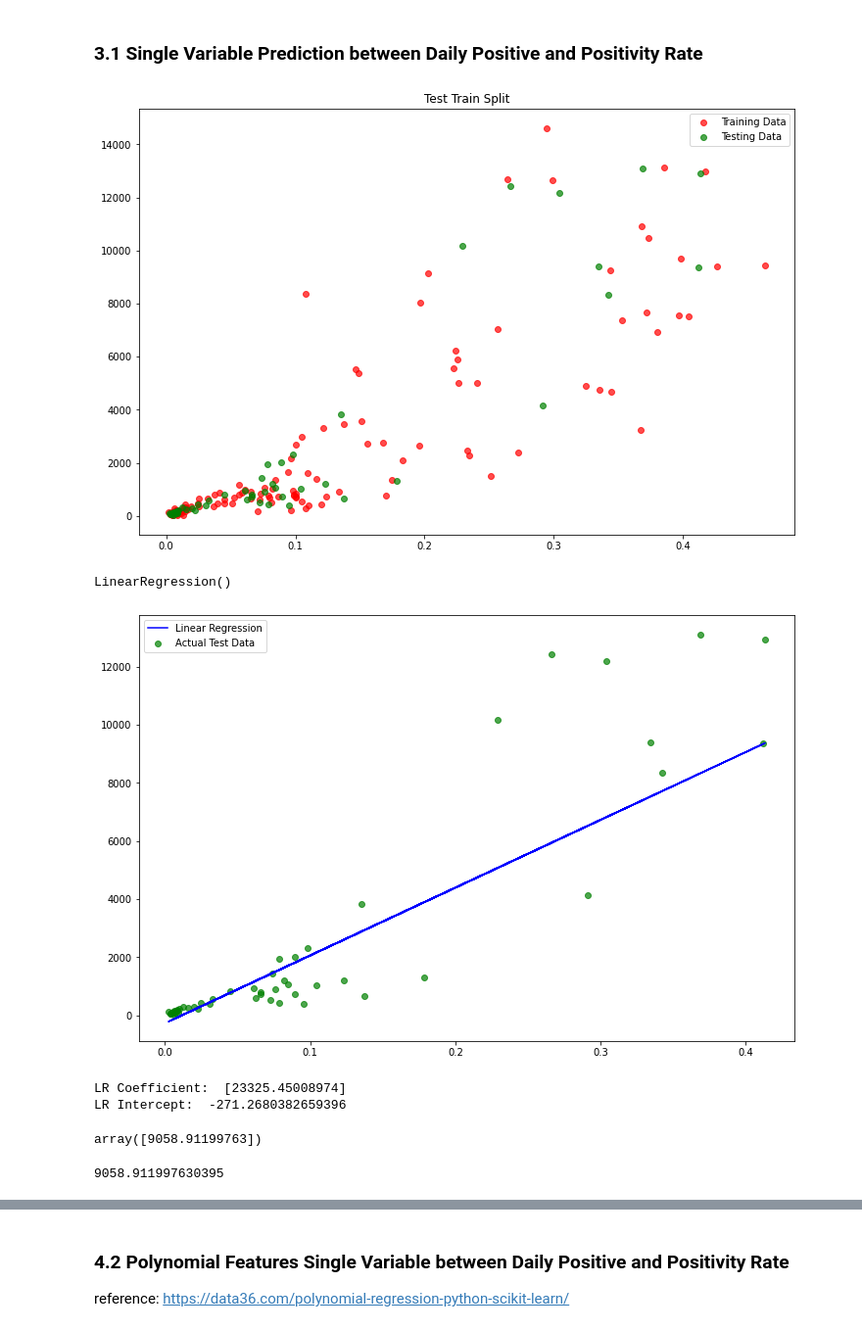
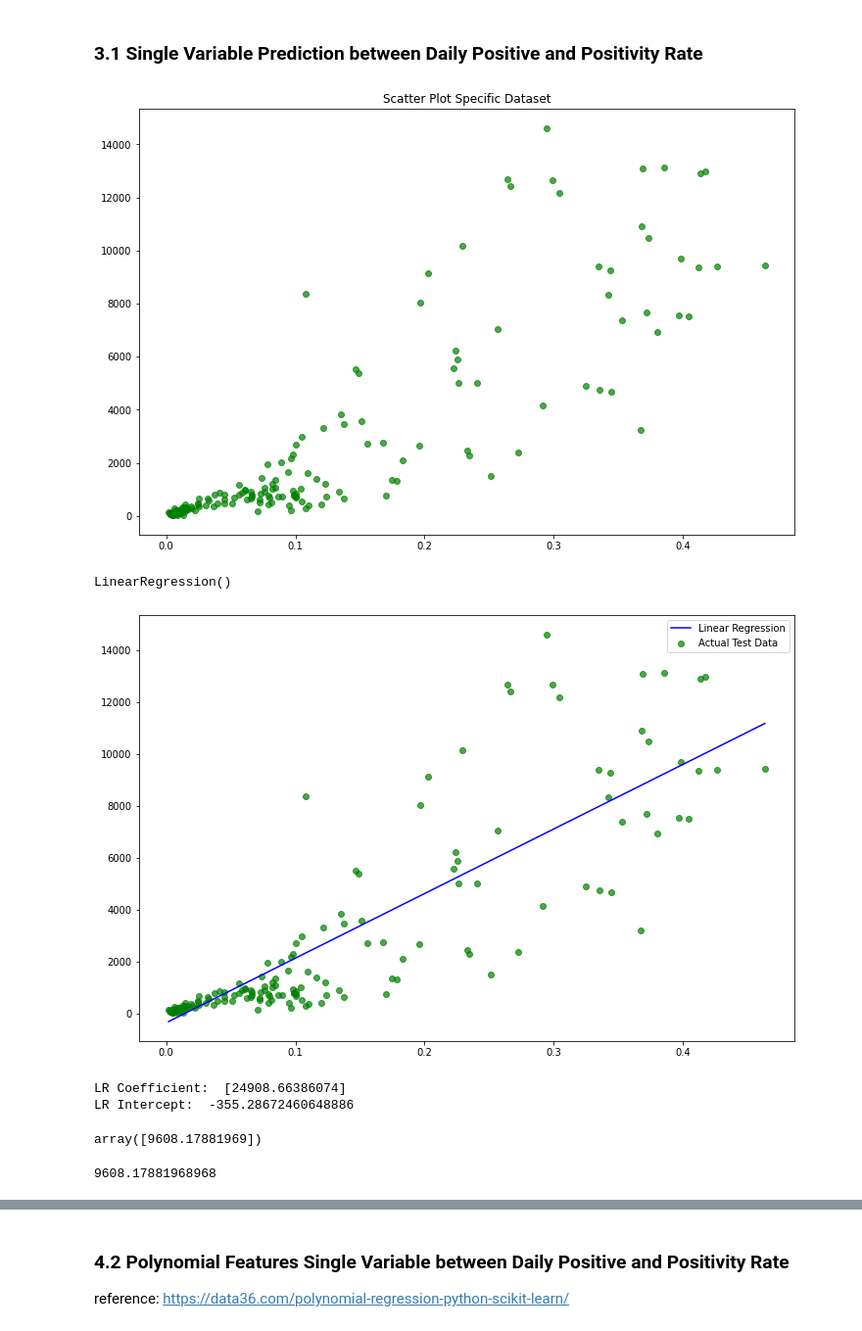
Before and after one commit to aasina/carpredict, a Jupyter notebook: covidJKTdatapredict.ipynb, the cells around one changed output, grey strips where cells are left out. Shown: that part at 98% size. Drawn from its saved outputs; the diff is of its cells as text; code cells hidden in the pictures.

```diff
--- a/covidJKTdatapredict.ipynb
+++ b/covidJKTdatapredict.ipynb
@@ -32,10 +17,10 @@ Index(['Tanggal', 'Variant_Suspect', 'Day', 'ID_CUM_POSITIVE',
 # %%
 # Select important dataset only for analysis and prediction
 
-covid_JKT = datacovid.loc[:,['Variant_Suspect','Day','JKT_DAILY_POSITIVE','JKT_DAILY_DEATH','JKT_DAILY_HOSPITALIZED','JKT_DAILY_POSTRATE','Risk']]
+sort_parameter = 'JKT_DAILY_POSTRATE'
 
-covid_Delta = datacovid.loc[datacovid.Variant_Suspect=='Delta',['Day','JKT_DAILY_POSITIVE','JKT_DAILY_DEATH','JKT_DAILY_HOSPITALIZED','JKT_DAILY_POSTRATE','Risk','Risk_Criteria']]
-covid_Omicron = datacovid.loc[datacovid.Variant_Suspect=='Omicron',['Day','JKT_DAILY_POSITIVE','JKT_DAILY_DEATH','JKT_DAILY_HOSPITALIZED','JKT_DAILY_POSTRATE','Risk','Risk_Criteria']]
+covid_Delta = datacovid.loc[datacovid.Variant_Suspect=='Delta',['Day','JKT_DAILY_POSITIVE','JKT_DAILY_DEATH','JKT_DAILY_HOSPITALIZED','JKT_DAILY_POSTRATE','Risk','Risk_Criteria']].sort_values(by=[sort_parameter])
+covid_Omicron = datacovid.loc[datacovid.Variant_Suspect=='Omicron',['Day','JKT_DAILY_POSITIVE','JKT_DAILY_DEATH','JKT_DAILY_HOSPITALIZED','JKT_DAILY_POSTRATE','Risk','Risk_Criteria']].sort_values(by=[sort_parameter])
 # %% [markdown]
 ## 3. Linear Regression Analysis
 # %% [markdown]
@@ -52,31 +32,33 @@ X_train, X_test, y_train, y_test = train_test_split(covid_Delta.JKT_DAILY_POSTRA
 # %%
-# Test train split visualization
+# Initial Plot
+
+xcol = covid_Delta.JKT_DAILY_POSTRATE
+ycol = covid_Delta.JKT_DAILY_POSITIVE
+
 plt.figure(figsize=(12,8))
-plt.scatter(X_train, y_train, label='Training Data', color='r',alpha=0.7)
-plt.scatter(X_test, y_test, label='Testing Data', color='g',alpha=0.7)
-plt.legend()
-plt.title("Test Train Split")
+plt.scatter(xcol, ycol, color='g',alpha=0.7)
+plt.title("Scatter Plot Specific Dataset")
 plt.show()
 # %% [output]
-[figure, old version]
+[figure, new version]
 # %%
 # Model fitting using Linear Regression Module
 LR = LinearRegression()
-LR.fit(X_train.values.reshape(-1,1), y_train.values)
+LR.fit(xcol.values.reshape(-1,1), ycol.values)
 # %% [output]
 LinearRegression()
 # %%
 # Use model to predict on test data
-prediction = LR.predict(X_test.values.reshape(-1,1))
+prediction = LR.predict(xcol.values.reshape(-1,1))
 
 # Plot prediction line against actual test data
 plt.figure(figsize=(12,8))
-plt.plot(X_test, prediction, label='Linear Regression', color='b')
-plt.scatter(X_test, y_test, label='Actual Test Data', color='g', alpha=0.7)
+plt.plot(xcol, prediction, label='Linear Regression', color='b')
+plt.scatter(xcol, ycol, label='Actual Test Data', color='g', alpha=0.7)
 plt.legend()
 plt.show()
 # %% [output]
-[figure, old version]
+[figure, new version]
 # %%
 #find parameter for Linear Regression
 
@@ -87,8 +69,8 @@ lrint = LR.intercept_
 print("LR Coefficient: ",lrcoef)
 print("LR Intercept: ", lrint)
 # %% [output]
-LR Coefficient:  [23325.45008974]
-LR Intercept:  -271.2680382659396
+LR Coefficient:  [24908.66386074]
+LR Intercept:  -355.28672460648886
 # %%
 #daily_positive_predict = LR.intercept_ + LR.coef_*(daily_postrate)
 
@@ -98,13 +80,13 @@ daily_positive_predict = lrint + lrcoef*daily_postrate
 
 daily_positive_predict
 # %% [output]
-array([9058.91199763])
+array([9608.17881969])
 # %%
 # direct predict estimated daily_positive_predict using predict
 
 LR.predict(np.array([[0.4]]))[0]
 # %% [output]
-9058.911997630395
+9608.17881968968
 # %%
 # Model scoring
 
```
Also changed, not shown: parts of 9 cells of this notebook.
